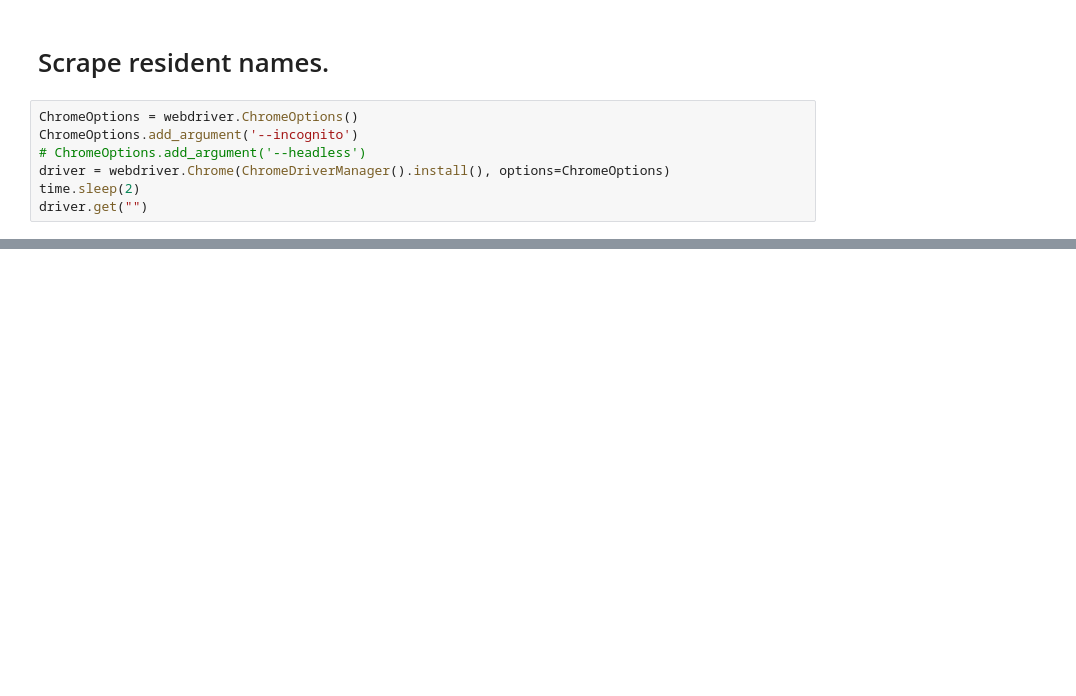
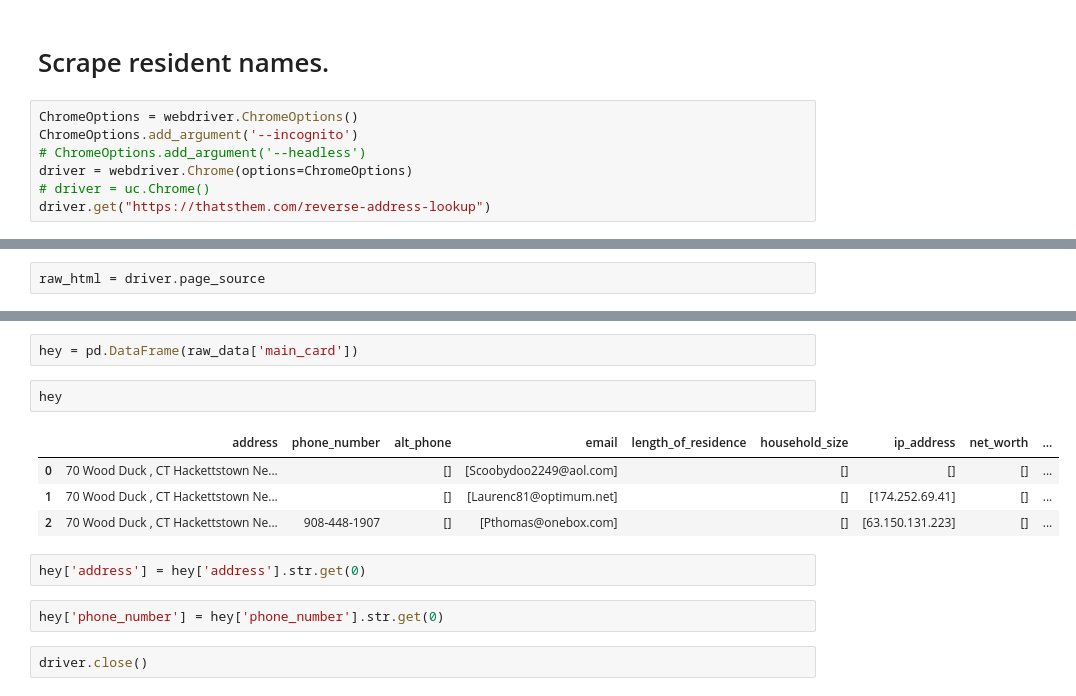
Before and after one commit to brenfrrs/hackettstown-alysis, a Jupyter notebook: collect_residents.ipynb, the cells around one changed output, grey strips where cells are left out. Cells and saved outputs as stored; diff of their text form; blank space fills up the shorter version.

Commit message:
initial reverse address scrape

```diff
--- a/collect_residents.ipynb
+++ b/collect_residents.ipynb
@@ -68,6 +67,6 @@ query_results[1][1]
 ChromeOptions = webdriver.ChromeOptions()
 ChromeOptions.add_argument('--incognito')
 # ChromeOptions.add_argument('--headless')
-driver = webdriver.Chrome(ChromeDriverManager().install(), options=ChromeOptions)
-time.sleep(2)
-driver.get("")
+driver = webdriver.Chrome(options=ChromeOptions)
+# driver = uc.Chrome()
+driver.get("https://thatsthem.com/reverse-address-lookup")
@@ -73,0 +79,2 @@ driver.get("")
+# %%
+raw_html = driver.page_source
@@ -73,0 +155,15 @@ driver.get("")
+# %%
+hey = pd.DataFrame(raw_data['main_card'])
+# %%
+hey
+# %% [output]
+|  | address | phone_number | alt_phone | email | length_of_residence | household_size | ip_address | net_worth | ... |
+| 0 | 70 Wood Duck , CT Hackettstown Ne... |  | [] | [Scoobydoo2249@aol.com] |  | [] | [] | [] | ... |
+| 1 | 70 Wood Duck , CT Hackettstown Ne... |  | [] | [Laurenc81@optimum.net] |  | [] | [174.252.69.41] | [] | ... |
+| 2 | 70 Wood Duck , CT Hackettstown Ne... | 908-448-1907 | [] | [Pthomas@onebox.com] |  | [] | [63.150.131.223] | [] | ... |
+# %%
+hey['address'] = hey['address'].str.get(0)
+# %%
+hey['phone_number'] = hey['phone_number'].str.get(0)
+# %%
+driver.close()
```
Also changed, not shown: parts of 10 cells of this notebook.
